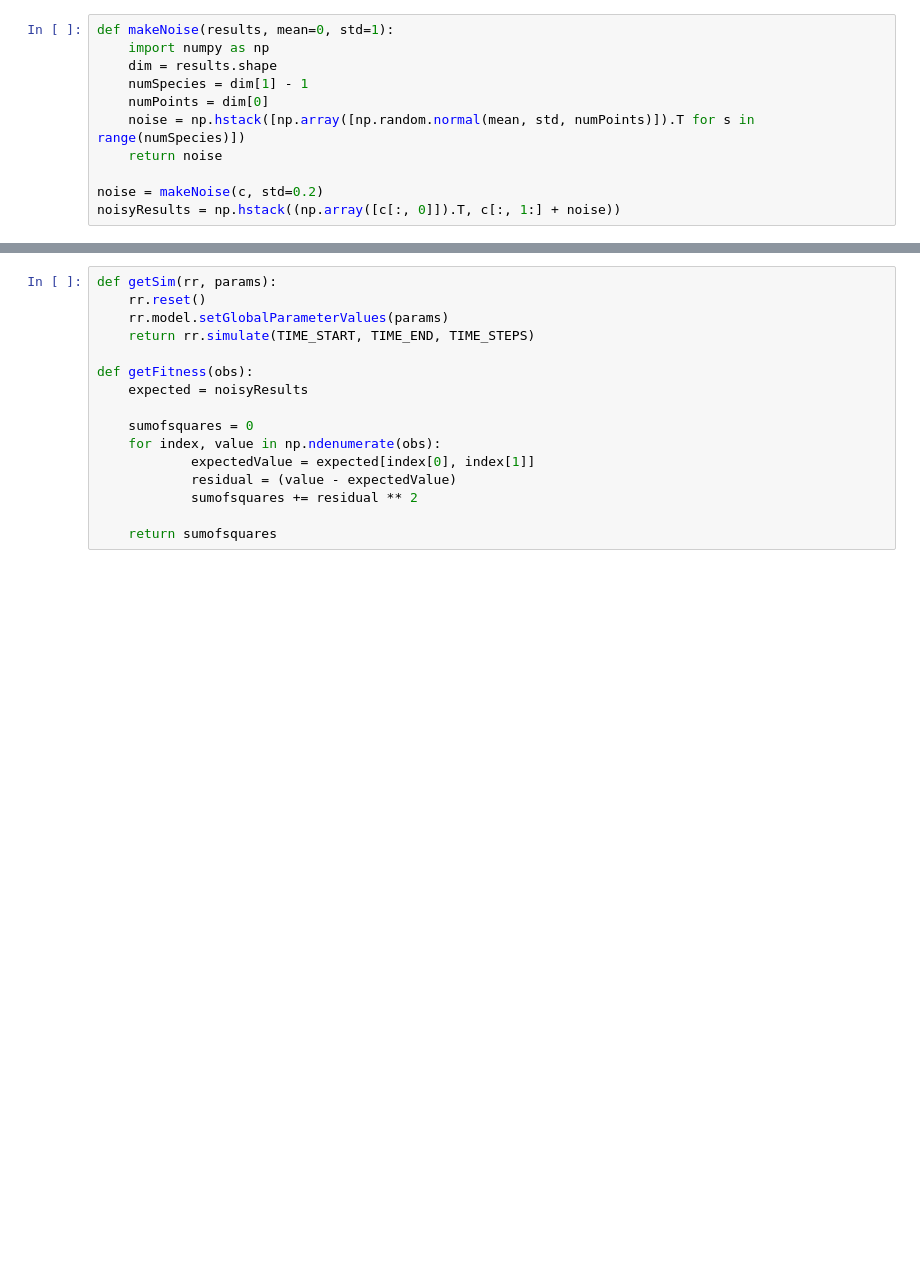
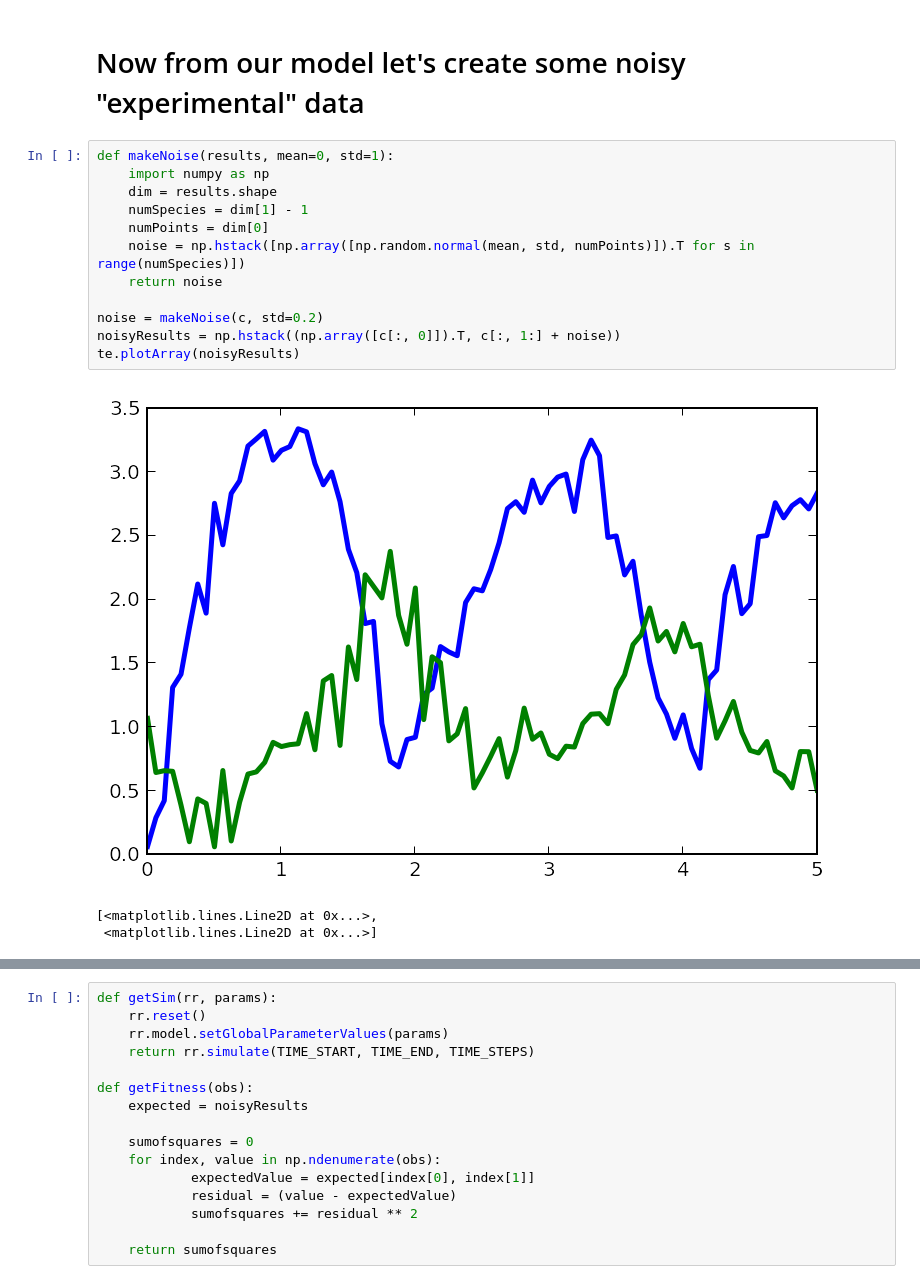
Before and after one commit to stanleygu/ipython-notebook-tools, a Jupyter notebook: examples.ipynb, the cells around one changed output, grey strips where cells are left out. Cells and saved outputs as stored; diff of their text form; blank space fills up the shorter version.

```diff
--- a/examples.ipynb
+++ b/examples.ipynb
@@ -52,11 +56,18 @@ te.plotArray(data)
+# %% [markdown]
+# Now from our model let's create some noisy "experimental" data
 # %%
 def makeNoise(results, mean=0, std=1):
     import numpy as np
     dim = results.shape
     numSpecies = dim[1] - 1
     numPoints = dim[0]
     noise = np.hstack([np.array([np.random.normal(mean, std, numPoints)]).T for s in range(numSpecies)])
     return noise
 
 noise = makeNoise(c, std=0.2)
 noisyResults = np.hstack((np.array([c[:, 0]]).T, c[:, 1:] + noise))
+te.plotArray(noisyResults)
+# %% [output]
+[figure, added]
+[<matplotlib.lines.Line2D at 0x...>,
+ <matplotlib.lines.Line2D at 0x...>]
```
Also changed, not shown: parts of 33 cells of this notebook.
